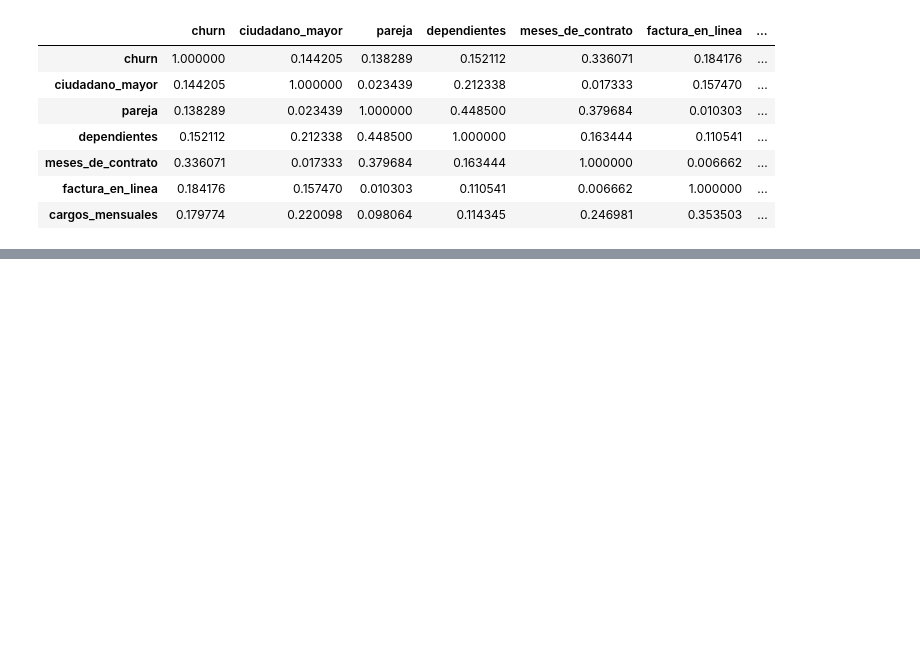
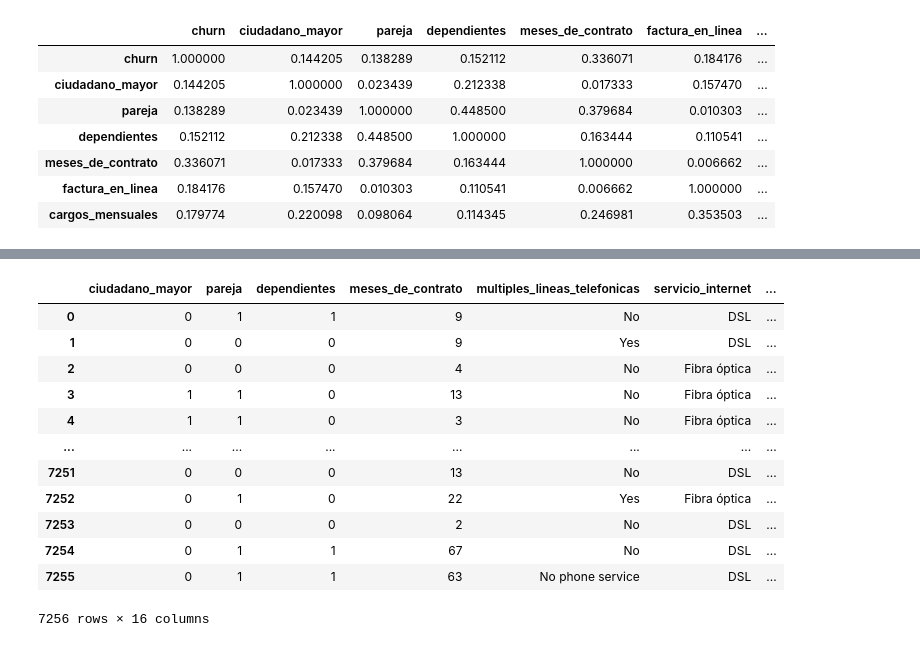
Before and after one commit to AlanGranea/Challenge-Telecom-X-Parte-2, a Jupyter notebook: Challenge_Telecom_X_Parte_2.ipynb, the cells around one changed output, grey strips where cells are left out. Cells and saved outputs as stored; diff of their text form; code cells hidden in the pictures; blank space fills up the shorter version.

```diff
--- a/Challenge_Telecom_X_Parte_2.ipynb
+++ b/Challenge_Telecom_X_Parte_2.ipynb
@@ -151,0 +180,19 @@ correlacion_2
+# %%
+X = df_reducido.drop('churn', axis = 1)
+y = df_reducido['churn']
+# %%
+X
+# %% [output]
+|  | ciudadano_mayor | pareja | dependientes | meses_de_contrato | multiples_lineas_telefonicas | servicio_internet | ... |
+| 0 | 0 | 1 | 1 | 9 | No | DSL | ... |
+| 1 | 0 | 0 | 0 | 9 | Yes | DSL | ... |
+| 2 | 0 | 0 | 0 | 4 | No | Fibra óptica | ... |
+| 3 | 1 | 1 | 0 | 13 | No | Fibra óptica | ... |
+| 4 | 1 | 1 | 0 | 3 | No | Fibra óptica | ... |
+| ... | ... | ... | ... | ... | ... | ... | ... |
+| 7251 | 0 | 0 | 0 | 13 | No | DSL | ... |
+| 7252 | 0 | 1 | 0 | 22 | Yes | Fibra óptica | ... |
+| 7253 | 0 | 0 | 0 | 2 | No | DSL | ... |
+| 7254 | 0 | 1 | 1 | 67 | No | DSL | ... |
+| 7255 | 0 | 1 | 1 | 63 | No phone service | DSL | ... |
+7256 rows × 16 columns
```
Also changed, not shown: parts of 13 cells of this notebook.
